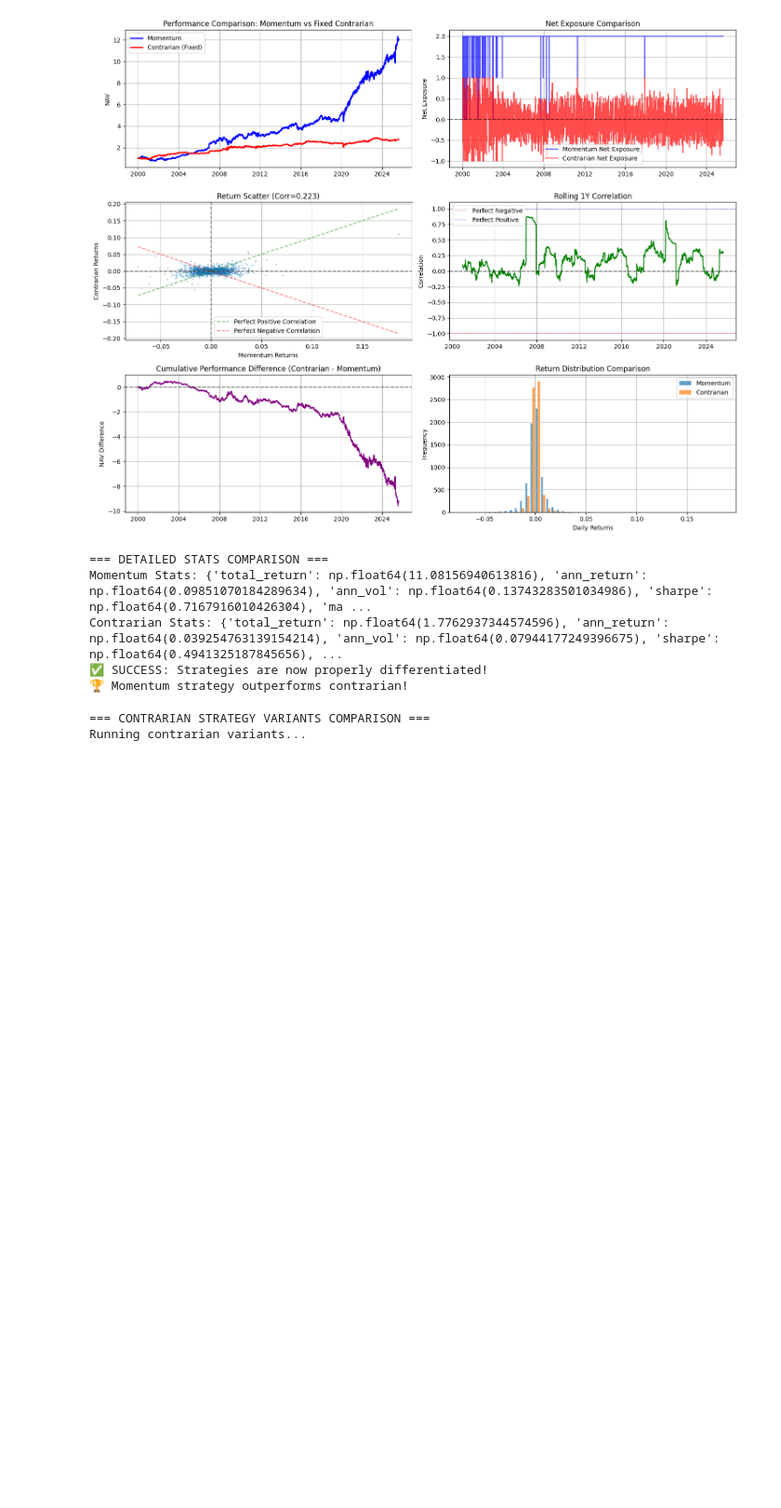
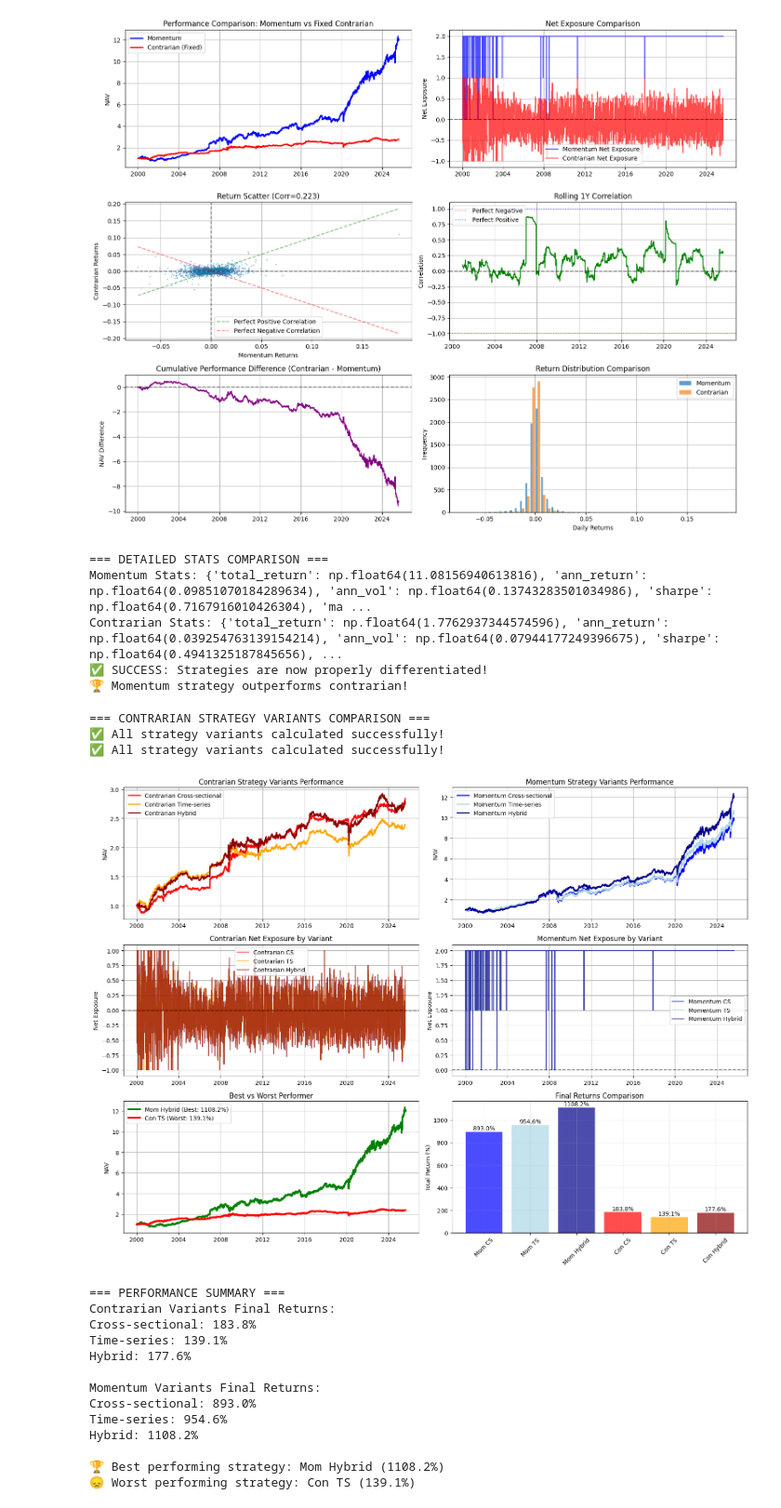
Before and after one commit to edoardoCame/Momentum-Top-Quintile, a Jupyter notebook: notebooks/contrarian_strategy_analysis.ipynb, the cells around one changed output. Shown: that part at 93% size. Saved outputs shown, nothing was run; the diff lists cells and outputs as text; code cells hidden in the pictures; blank space fills up the shorter version.

```diff
--- a/notebooks/contrarian_strategy_analysis.ipynb
+++ b/notebooks/contrarian_strategy_analysis.ipynb
@@ -265,30 +332,36 @@ Contrarian Stats: {'total_return': np.float64(1.7762937344574596), 'ann_return':
 🏆 Momentum strategy outperforms contrarian!
 # %%
 # Analyze contrarian strategy variants with FIXED implementation
+import sys
+import io
+from contextlib import redirect_stdout, redirect_stderr
+
 print("=== CONTRARIAN STRATEGY VARIANTS COMPARISON ===")
 
-# Run all three contrarian variants with FIXED normalization (silent mode)
-print("Running contrarian variants...")
-res_contrarian_cs = run_contrarian_fixed(L=L, variant='cs', verbose=False)
-res_contrarian_ts = run_contrarian_fixed(L=L, variant='ts', verbose=False)
-res_contrarian_hybrid = run_contrarian_fixed(L=L, variant='hybrid', verbose=False)
+# Capture all output to keep things clean
+captured_output = io.StringIO()
 
-# Calculate NAVs
-nav_contrarian_cs = (1 + mm.strategy_returns(res_contrarian_cs['weights'], res_contrarian_cs['returns'])).cumprod()
-nav_contrarian_ts = (1 + mm.strategy_returns(res_contrarian_ts['weights'], res_contrarian_ts['returns'])).cumprod()
-nav_contrarian_hybrid = (1 + mm.strategy_returns(res_contrarian_hybrid['weights'], res_contrarian_hybrid['returns'])).cumprod()
+with redirect_stdout(captured_output), redirect_stderr(captured_output):
+    # Run all three contrarian variants with FIXED normalization (completely silent)
+    res_contrarian_cs = run_contrarian_fixed(L=L, variant='cs', verbose=False)
+    res_contrarian_ts = run_contrarian_fixed(L=L, variant='ts', verbose=False)
+    res_contrarian_hybrid = run_contrarian_fixed(L=L, variant='hybrid', verbose=False)
 
-# Also run momentum variants for comparison (silent mode)
-print("Running momentum variants for comparison...")
-res_momentum_cs = mm.run(L=L, variant='cs')
-res_momentum_ts = mm.run(L=L, variant='ts')
-res_momentum_hybrid = mm.run(L=L, variant='hybrid')
+    # Calculate NAVs
+    nav_contrarian_cs = (1 + mm.strategy_returns(res_contrarian_cs['weights'], res_contrarian_cs['returns'])).cumprod()
+    nav_contrarian_ts = (1 + mm.strategy_returns(res_contrarian_ts['weights'], res_contrarian_ts['returns'])).cumprod()
+    nav_contrarian_hybrid = (1 + mm.strategy_returns(res_contrarian_hybrid['weights'], res_contrarian_hybrid['returns'])).cumprod()
 
-nav_momentum_cs = (1 + mm.strategy_returns(res_momentum_cs['weights'], res_momentum_cs['returns'])).cumprod()
-nav_momentum_ts = (1 + mm.strategy_returns(res_momentum_ts['weights'], res_momentum_ts['returns'])).cumprod()
-nav_momentum_hybrid = (1 + mm.strategy_returns(res_momentum_hybrid['weights'], res_momentum_hybrid['returns'])).cumprod()
+    # Also run momentum variants for comparison (completely silent)
+    res_momentum_cs = mm.run(L=L, variant='cs')
+    res_momentum_ts = mm.run(L=L, variant='ts')
+    res_momentum_hybrid = mm.run(L=L, variant='hybrid')
 
-print("All variants calculated successfully!")
+    nav_momentum_cs = (1 + mm.strategy_returns(res_momentum_cs['weights'], res_momentum_cs['returns'])).cumprod()
+    nav_momentum_ts = (1 + mm.strategy_returns(res_momentum_ts['weights'], res_momentum_ts['returns'])).cumprod()
+    nav_momentum_hybrid = (1 + mm.strategy_returns(res_momentum_hybrid['weights'], res_momentum_hybrid['returns'])).cumprod()
+
+print("✅ All strategy variants calculated successfully!")
 
 # Plot contrarian variants comparison
 plt.figure(figsize=(16, 12))
@@ -359,34 +432,49 @@ bars = plt.bar(strategies, returns, color=colors, alpha=0.7)
 plt.title('Final Returns Comparison')
 plt.ylabel('Total Return (%)')
 plt.xticks(rotation=45)
 plt.axhline(y=0, color='black', linestyle='-', alpha=0.5)
 plt.grid(True, alpha=0.3)
 
 # Add value labels on bars
 for bar, ret in zip(bars, returns):
     height = bar.get_height()
     plt.text(bar.get_x() + bar.get_width()/2., height + (5 if height > 0 else -15),
              f'{ret:.1f}%', ha='center', va='bottom' if height > 0 else 'top')
 
 plt.tight_layout()
 plt.show()
 
 print("\n=== PERFORMANCE SUMMARY ===")
 print("Contrarian Variants Final Returns:")
 print(f"Cross-sectional: {(nav_contrarian_cs.iloc[-1] - 1)*100:.1f}%")
 print(f"Time-series: {(nav_contrarian_ts.iloc[-1] - 1)*100:.1f}%")
 print(f"Hybrid: {(nav_contrarian_hybrid.iloc[-1] - 1)*100:.1f}%")
 
 print("\nMomentum Variants Final Returns:")
 print(f"Cross-sectional: {(nav_momentum_cs.iloc[-1] - 1)*100:.1f}%")
 print(f"Time-series: {(nav_momentum_ts.iloc[-1] - 1)*100:.1f}%")
 print(f"Hybrid: {(nav_momentum_hybrid.iloc[-1] - 1)*100:.1f}%")
 
 print(f"\n🏆 Best performing strategy: {best} ({final_returns[best]*100:.1f}%)")
 print(f"😞 Worst performing strategy: {worst} ({final_returns[worst]*100:.1f}%)")
 # %% [output]
 === CONTRARIAN STRATEGY VARIANTS COMPARISON ===
-Running contrarian variants...
+✅ All strategy variants calculated successfully!
+✅ All strategy variants calculated successfully!
+[figure, added]
+=== PERFORMANCE SUMMARY ===
+Contrarian Variants Final Returns:
+Cross-sectional: 183.8%
+Time-series: 139.1%
+Hybrid: 177.6%
+
+Momentum Variants Final Returns:
+Cross-sectional: 893.0%
+Time-series: 954.6%
+Hybrid: 1108.2%
+
+🏆 Best performing strategy: Mom Hybrid (1108.2%)
+😞 Worst performing strategy: Con TS (139.1%)
 # %%
 # Position analysis for contrarian strategy
 print("=== CONTRARIAN POSITION ANALYSIS ===")
```
Also changed, not shown: parts of 5 cells of this notebook.
